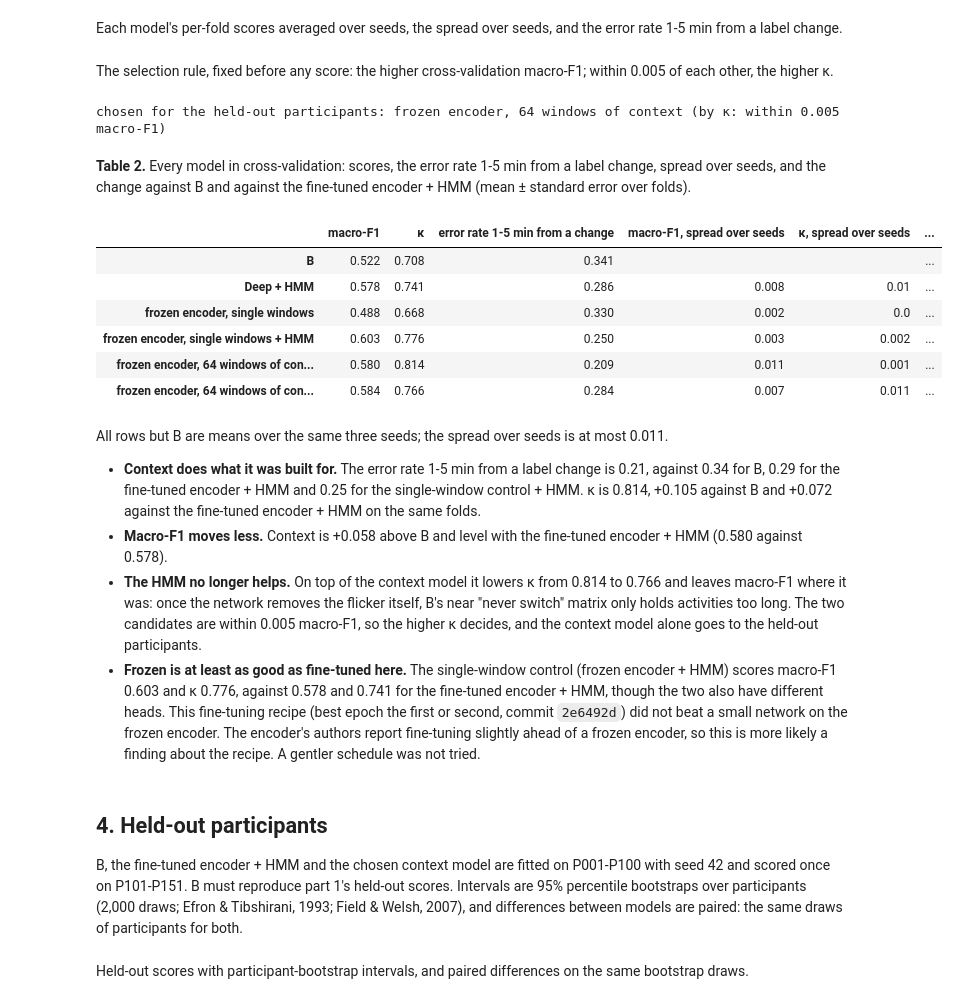
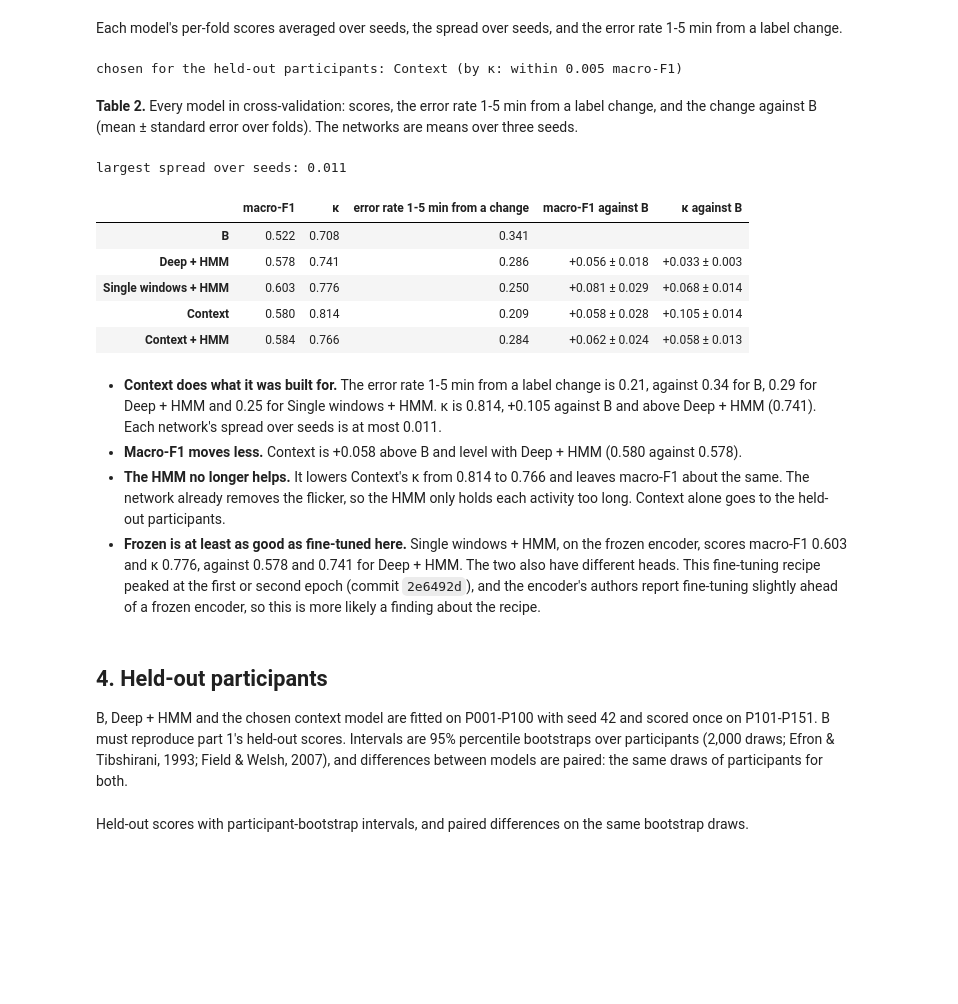
Before and after one commit to Alexr951/Capture-24, a Jupyter notebook: capture24_new_model.ipynb, the cells around one changed output. Drawn from its saved outputs; the diff is of its cells as text; code cells hidden in the pictures; blank space fills up the shorter version.

```diff
--- a/capture24_new_model.ipynb
+++ b/capture24_new_model.ipynb
@@ -135,7 +132,7 @@ def pooled_f1(preds):
     return metrics_from_cm(confusion_matrix(Y[np.concatenate(CV_ROWS)], np.concatenate(preds), labels=range(K)))["per_class_f1"]
 
 
-def against(scores, baseline, name):
-    change = scores[list(SHOWN)] - baseline[list(SHOWN)]
-    return {f"{label} against {name}": f"{change[m].mean():+.3f} ± {change[m].sem():.3f}" for m, label in SHOWN.items()}
+def against_b(scores):
+    change = scores[list(SHOWN)] - CV["B"][list(SHOWN)]
+    return {f"{label} against B": f"{change[m].mean():+.3f} ± {change[m].sem():.3f}" for m, label in SHOWN.items()}
 # %% [markdown]
@@ -296,5 +297,5 @@ The recurrent network's fit, for the context model and the single-window control
 # %%
-LENGTHS = {1: "single windows", CONTEXT_LENGTH: f"{CONTEXT_LENGTH} windows of context"}
+LENGTHS = (1, CONTEXT_LENGTH)  # single windows, and the context model
 
 
 def context_fit(inputs, length, split, train, test, seed=SEED):
@@ -320,46 +321,44 @@ def summary(by_seed):
     return fold_mean, {**per_seed.mean(), **spread}
 
 
-MODELS = {"B": [CV_PRED["B"]], "Deep + HMM": [hmm_cv(probas) for probas in DEEP_CV.values()]}
-MODELS |= {f"frozen encoder, {label}{suffix}": [decide(CONTEXT_CV[length, seed]) for seed in SEEDS]
-           for length, label in LENGTHS.items() for suffix, decide in (("", top_class_cv), (" + HMM", hmm_cv))}
+MODELS = {"B": [CV_PRED["B"]],
+          "Deep + HMM": [hmm_cv(probas) for probas in DEEP_CV.values()],
+          "Single windows + HMM": [hmm_cv(CONTEXT_CV[1, seed]) for seed in SEEDS],
+          "Context": [top_class_cv(CONTEXT_CV[CONTEXT_LENGTH, seed]) for seed in SEEDS],
+          "Context + HMM": [hmm_cv(CONTEXT_CV[CONTEXT_LENGTH, seed]) for seed in SEEDS]}
 SUMMARY = {name: summary(by_seed) for name, by_seed in MODELS.items()}
 CV = {name: fold_mean for name, (fold_mean, _) in SUMMARY.items()}
-# %% [markdown]
-The selection rule, fixed before any score: the higher cross-validation macro-F1; within 0.005 of each other, the higher κ.
 # %%
-ALONE, WITH_HMM = (f"frozen encoder, {LENGTHS[CONTEXT_LENGTH]}{suffix}" for suffix in ("", " + HMM"))
-TIE = abs(CV[ALONE]["macro_f1"].mean() - CV[WITH_HMM]["macro_f1"].mean()) < 0.005
-CONTEXT_CHOSEN = max((ALONE, WITH_HMM), key=lambda name: CV[name]["kappa" if TIE else "macro_f1"].mean())
-print("chosen for the held-out participants:", CONTEXT_CHOSEN, "(by κ: within 0.005 macro-F1)" if TIE else "")
+TIE = abs(CV["Context"]["macro_f1"].mean() - CV["Context + HMM"]["macro_f1"].mean()) < 0.005
+CONTEXT_MODEL = max(("Context", "Context + HMM"), key=lambda name: CV[name]["kappa" if TIE else "macro_f1"].mean())
+print("chosen for the held-out participants:", CONTEXT_MODEL, "(by κ: within 0.005 macro-F1)" if TIE else "")
 # %% [output]
-chosen for the held-out participants: frozen encoder, 64 windows of context (by κ: within 0.005 macro-F1)
+chosen for the held-out participants: Context (by κ: within 0.005 macro-F1)
 # %% [markdown]
-**Table 2.** Every model in cross-validation: scores, the error rate 1-5 min from a label change, spread over seeds, and the change against B and against the fine-tuned encoder + HMM (mean ± standard error over folds).
+**Table 2.** Every model in cross-validation: scores, the error rate 1-5 min from a label change, and the change against B (mean ± standard error over folds). The networks are means over three seeds.
 # %%
 CV_TABLE = pd.DataFrame({name: row for name, (_, row) in SUMMARY.items()}).T
-CV_TABLE = CV_TABLE.join(pd.DataFrame({name: {**against(s, CV["B"], "B"), **(against(s, CV["Deep + HMM"], "Deep + HMM") if name != "Deep + HMM" else {})}
-                                       for name, s in CV.items() if name != "B"}).T)
-CV_TABLE.map(lambda v: round(v, 3) if isinstance(v, float) else v).fillna("")
+CV_TABLE = CV_TABLE.join(pd.DataFrame({name: against_b(s) for name, s in CV.items() if name != "B"}).T)
+SPREAD = CV_TABLE.filter(like="spread over seeds").columns
+print(f"largest spread over seeds: {CV_TABLE[SPREAD].max().max():.3f}")
+CV_TABLE.drop(columns=SPREAD).map(lambda v: round(v, 3) if isinstance(v, float) else v).fillna("")
 # %% [output]
+largest spread over seeds: 0.011
-|  | macro-F1 | κ | error rate 1-5 min from a change | macro-F1, spread over seeds | κ, spread over seeds | ... |
-| B | 0.522 | 0.708 | 0.341 |  |  | ... |
-| Deep + HMM | 0.578 | 0.741 | 0.286 | 0.008 | 0.01 | ... |
-| frozen encoder, single windows | 0.488 | 0.668 | 0.330 | 0.002 | 0.0 | ... |
-| frozen encoder, single windows + HMM | 0.603 | 0.776 | 0.250 | 0.003 | 0.002 | ... |
-| frozen encoder, 64 windows of con... | 0.580 | 0.814 | 0.209 | 0.011 | 0.001 | ... |
-| frozen encoder, 64 windows of con... | 0.584 | 0.766 | 0.284 | 0.007 | 0.011 | ... |
+|  | macro-F1 | κ | error rate 1-5 min from a change | macro-F1 against B | κ against B |
+| B | 0.522 | 0.708 | 0.341 |  |  |
+| Deep + HMM | 0.578 | 0.741 | 0.286 | +0.056 ± 0.018 | +0.033 ± 0.003 |
+| Single windows + HMM | 0.603 | 0.776 | 0.250 | +0.081 ± 0.029 | +0.068 ± 0.014 |
+| Context | 0.580 | 0.814 | 0.209 | +0.058 ± 0.028 | +0.105 ± 0.014 |
+| Context + HMM | 0.584 | 0.766 | 0.284 | +0.062 ± 0.024 | +0.058 ± 0.013 |
 # %% [markdown]
-All rows but B are means over the same three seeds; the spread over seeds is at most 0.011.
-
-- **Context does what it was built for.** The error rate 1-5 min from a label change is 0.21, against 0.34 for B, 0.29 for the fine-tuned encoder + HMM and 0.25 for the single-window control + HMM. κ is 0.814, +0.105 against B and +0.072 against the fine-tuned encoder + HMM on the same folds.
-- **Macro-F1 moves less.** Context is +0.058 above B and level with the fine-tuned encoder + HMM (0.580 against 0.578).
-- **The HMM no longer helps.** On top of the context model it lowers κ from 0.814 to 0.766 and leaves macro-F1 where it was: once the network removes the flicker itself, B's near "never switch" matrix only holds activities too long. The two candidates are within 0.005 macro-F1, so the higher κ decides, and the context model alone goes to the held-out participants.
-- **Frozen is at least as good as fine-tuned here.** The single-window control (frozen encoder + HMM) scores macro-F1 0.603 and κ 0.776, against 0.578 and 0.741 for the fine-tuned encoder + HMM, though the two also have different heads. This fine-tuning recipe (best epoch the first or second, commit `2e6492d`) did not beat a small network on the frozen encoder. The encoder's authors report fine-tuning slightly ahead of a frozen encoder, so this is more likely a finding about the recipe. A gentler schedule was not tried.
+- **Context does what it was built for.** The error rate 1-5 min from a label change is 0.21, against 0.34 for B, 0.29 for Deep + HMM and 0.25 for Single windows + HMM. κ is 0.814, +0.105 against B and above Deep + HMM (0.741). Each network's spread over seeds is at most 0.011.
+- **Macro-F1 moves less.** Context is +0.058 above B and level with Deep + HMM (0.580 against 0.578).
+- **The HMM no longer helps.** It lowers Context's κ from 0.814 to 0.766 and leaves macro-F1 about the same. The network already removes the flicker, so the HMM only holds each activity too long. Context alone goes to the held-out participants.
+- **Frozen is at least as good as fine-tuned here.** Single windows + HMM, on the frozen encoder, scores macro-F1 0.603 and κ 0.776, against 0.578 and 0.741 for Deep + HMM. The two also have different heads. This fine-tuning recipe peaked at the first or second epoch (commit `2e6492d`), and the encoder's authors report fine-tuning slightly ahead of a frozen encoder, so this is more likely a finding about the recipe.
 # %% [markdown]
 ## 4. Held-out participants
 
-B, the fine-tuned encoder + HMM and the chosen context model are fitted on P001-P100 with seed 42 and scored once on P101-P151. B must reproduce part 1's held-out scores. Intervals are 95% percentile bootstraps over participants (2,000 draws; Efron & Tibshirani, 1993; Field & Welsh, 2007), and differences between models are paired: the same draws of participants for both.
+B, Deep + HMM and the chosen context model are fitted on P001-P100 with seed 42 and scored once on P101-P151. B must reproduce part 1's held-out scores. Intervals are 95% percentile bootstraps over participants (2,000 draws; Efron & Tibshirani, 1993; Field & Welsh, 2007), and differences between models are paired: the same draws of participants for both.
 # %%
 DEV, TEST = np.flatnonzero(IS_DEV), np.flatnonzero(~IS_DEV)
 SCORED = TEST[LABELLED[TEST]]
```
Also changed, not shown: parts of 20 cells of this notebook, 5 other files.
